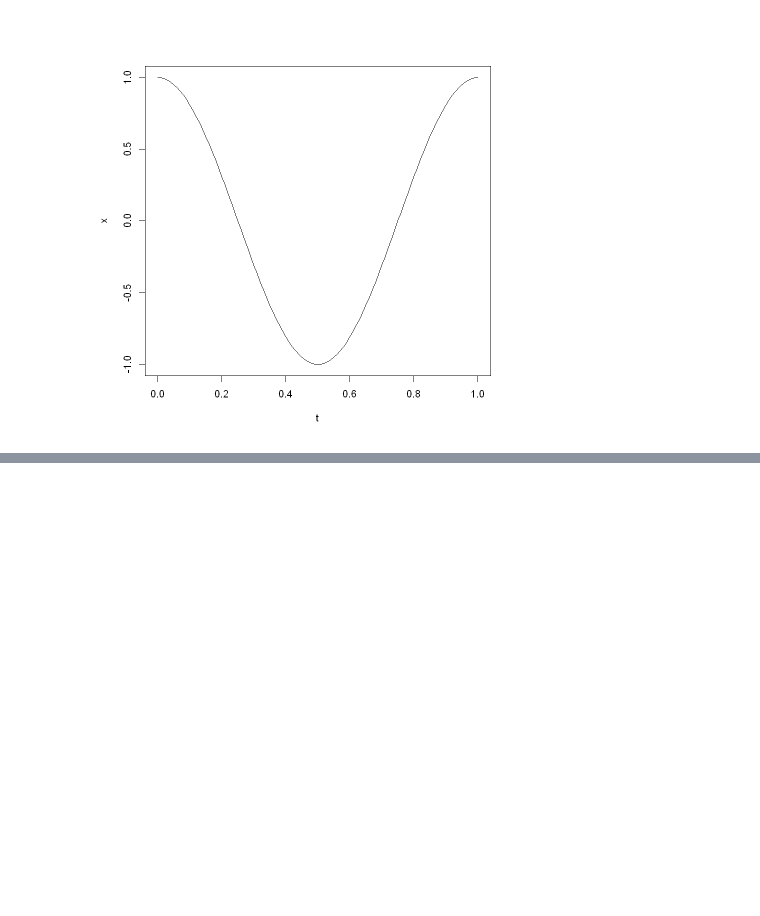
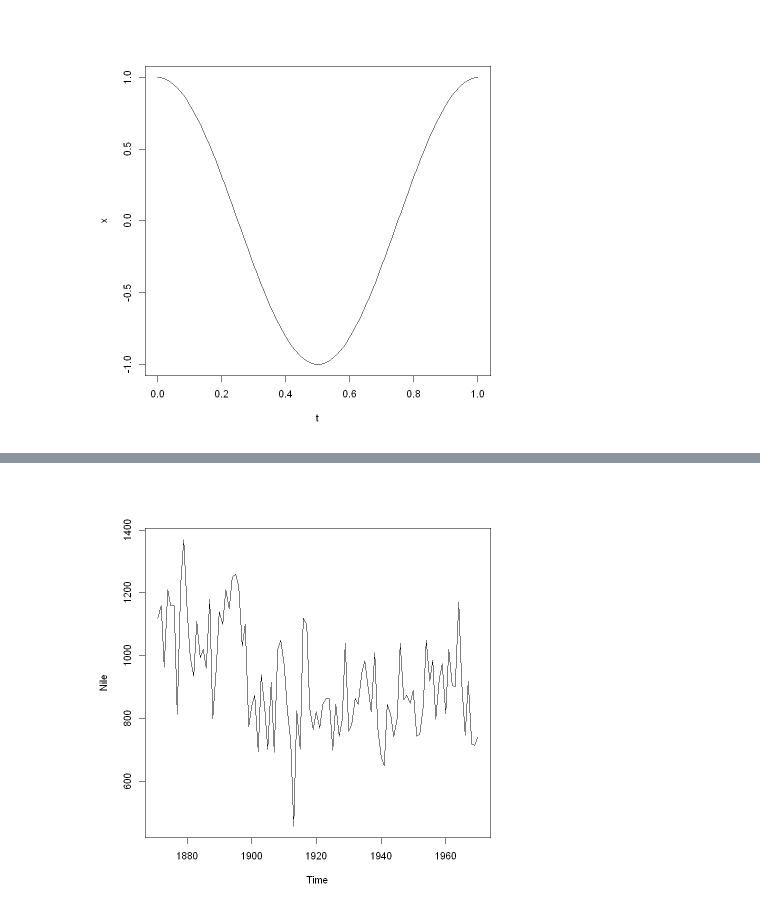
Before and after one commit to young-hun-jo/SCH_Univ_Course, a Jupyter notebook: Unstructured_data/tidyverse_technical_Statistics.ipynb, the cells around one changed output, grey strips where cells are left out. Cells and saved outputs as stored; diff of their text form; code cells hidden in the pictures; blank space fills up the shorter version.

```diff
--- a/Unstructured_data/tidyverse_technical_Statistics.ipynb
+++ b/Unstructured_data/tidyverse_technical_Statistics.ipynb
@@ -316,0 +343,4 @@ y
+# %%
+plot(Nile)
+# %% [output]
+[figure, added]
```
Also changed, not shown: parts of 6 cells of this notebook, 1 other file.
